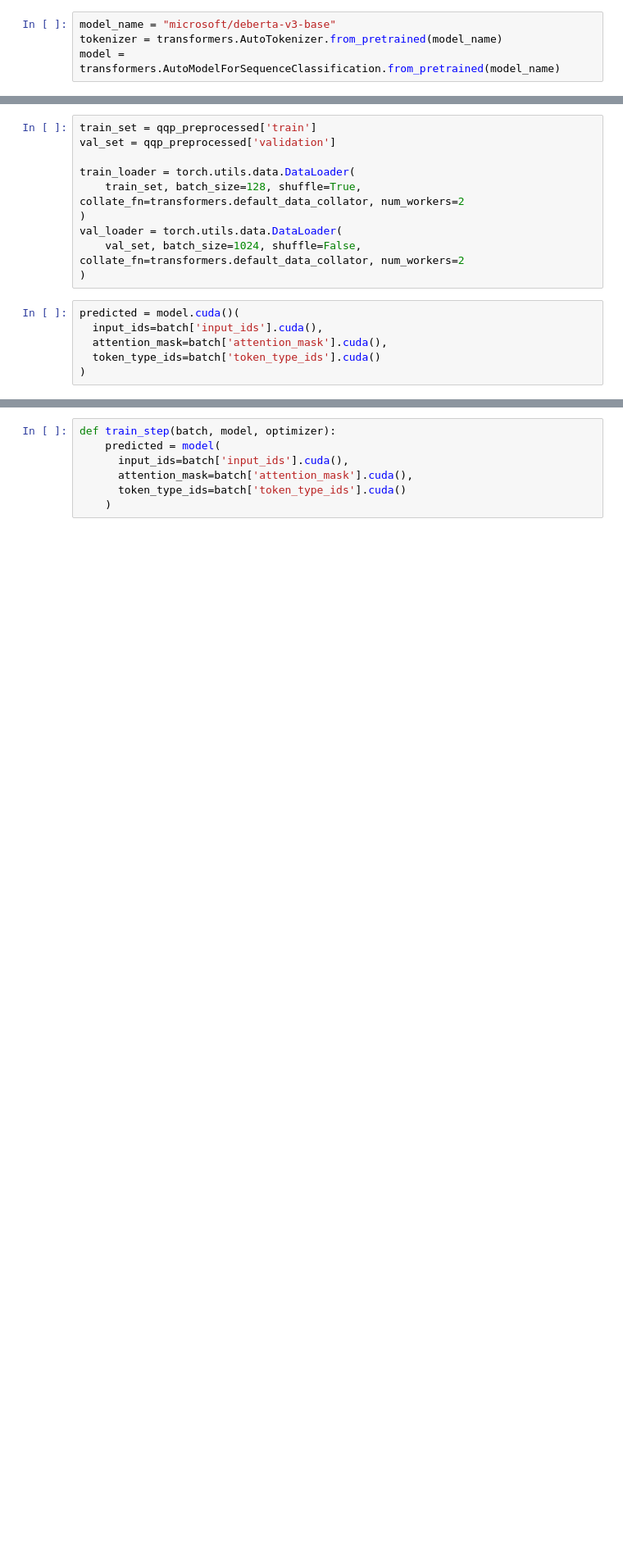
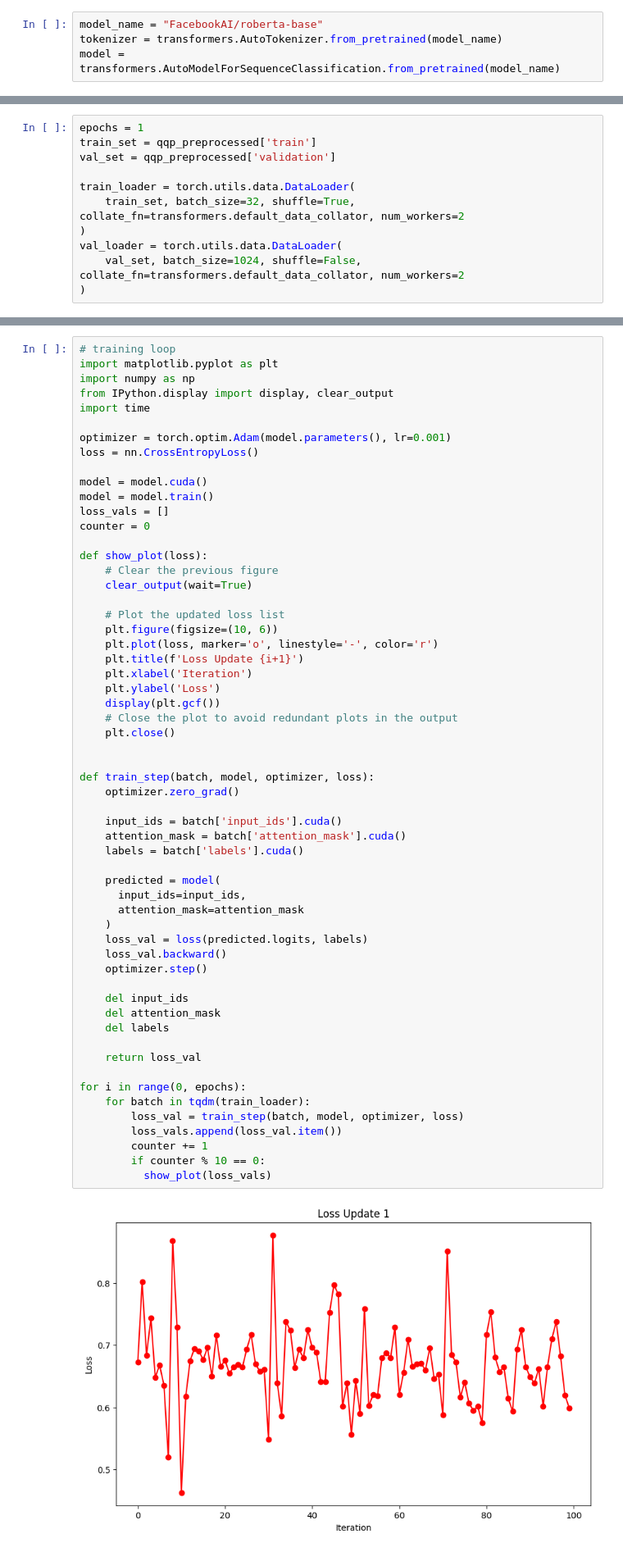
Before and after one commit to germanKoch/nlp_course, a Jupyter notebook: week05_transfer/homework.ipynb, the cells around one changed output, grey strips where cells are left out. Shown: that part at 82% size. Cells and saved outputs as stored; diff of their text form; blank space fills up the shorter version.

```diff
--- a/week05_transfer/homework.ipynb
+++ b/week05_transfer/homework.ipynb
@@ -160,7 +160,7 @@ You can write the training code manually or use transformers.Trainer (see [this
 
 __Option B:__ compare at least 3 pre-finetuned models (in addition to the above BERT model). For each model, report (1) its accuracy, (2) its speed, measured in samples per second in your hardware setup and (3) its size in megabytes. Please take care to compare models in equal setting, e.g. same CPU / GPU. Compile your results into a table and write a short (~half-page on top of a table) report, summarizing your findings.
 # %%
-model_name = "microsoft/deberta-v3-base"
+model_name = "FacebookAI/roberta-base"
 tokenizer = transformers.AutoTokenizer.from_pretrained(model_name)
 model = transformers.AutoModelForSequenceClassification.from_pretrained(model_name)
 # %% [output]
@@ -180,16 +184,11 @@ qqp_preprocessed = qqp.map(preprocess_function, batched=True)
 # %%
+epochs = 1
 train_set = qqp_preprocessed['train']
 val_set = qqp_preprocessed['validation']
 
 train_loader = torch.utils.data.DataLoader(
-    train_set, batch_size=128, shuffle=True, collate_fn=transformers.default_data_collator, num_workers=2
+    train_set, batch_size=32, shuffle=True, collate_fn=transformers.default_data_collator, num_workers=2
 )
 val_loader = torch.utils.data.DataLoader(
     val_set, batch_size=1024, shuffle=False, collate_fn=transformers.default_data_collator, num_workers=2
 )
-# %%
-predicted = model.cuda()(
-  input_ids=batch['input_ids'].cuda(),
-  attention_mask=batch['attention_mask'].cuda(),
-  token_type_ids=batch['token_type_ids'].cuda()
-)
@@ -200,10 +195,63 @@ optimizer = torch.optim.Adam(model.parameters(), lr=0.001)
-# %%
-def train_step(batch, model, optimizer):
-    predicted = model(
-      input_ids=batch['input_ids'].cuda(),
-      attention_mask=batch['attention_mask'].cuda(),
-      token_type_ids=batch['token_type_ids'].cuda()
-    )
+# %%
+# training loop
+import matplotlib.pyplot as plt
+import numpy as np
+from IPython.display import display, clear_output
+import time
+
+optimizer = torch.optim.Adam(model.parameters(), lr=0.001)
+loss = nn.CrossEntropyLoss()
+
+model = model.cuda()
+model = model.train()
+loss_vals = []
+counter = 0
+
+def show_plot(loss):
+    # Clear the previous figure
+    clear_output(wait=True)
+
+    # Plot the updated loss list
+    plt.figure(figsize=(10, 6))
+    plt.plot(loss, marker='o', linestyle='-', color='r')
+    plt.title(f'Loss Update {i+1}')
+    plt.xlabel('Iteration')
+    plt.ylabel('Loss')
+    display(plt.gcf())
+    # Close the plot to avoid redundant plots in the output
+    plt.close()
+
+
+def train_step(batch, model, optimizer, loss):
+    optimizer.zero_grad()
+
+    input_ids = batch['input_ids'].cuda()
+    attention_mask = batch['attention_mask'].cuda()
+    labels = batch['labels'].cuda()
+
+    predicted = model(
+      input_ids=input_ids,
+      attention_mask=attention_mask
+    )
+    loss_val = loss(predicted.logits, labels)
+    loss_val.backward()
+    optimizer.step()
+
+    del input_ids
+    del attention_mask
+    del labels
+
+    return loss_val
+
+for i in range(0, epochs):
+    for batch in tqdm(train_loader):
+        loss_val = train_step(batch, model, optimizer, loss)
+        loss_vals.append(loss_val.item())
+        counter += 1
+        if counter % 10 == 0:
+          show_plot(loss_vals)
+# %% [output]
+[figure, added]
 # %%
 model = model.cuda()
 labels = []
```
Also changed, not shown: parts of 4 cells of this notebook.
